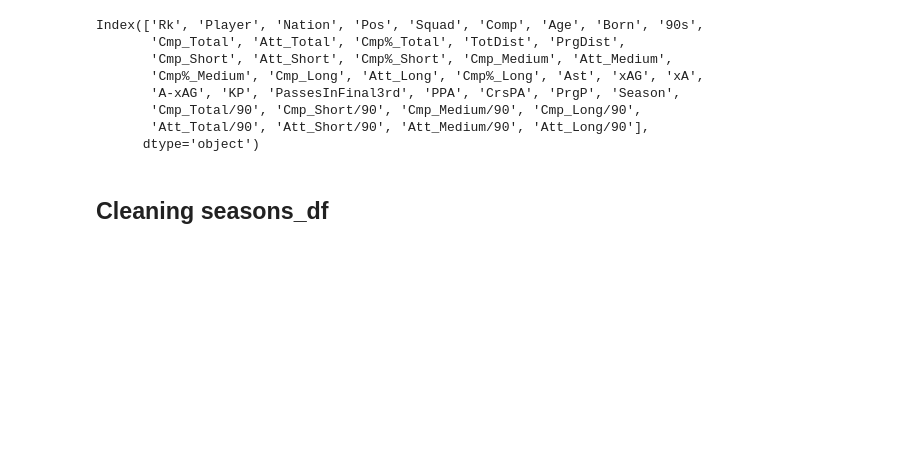
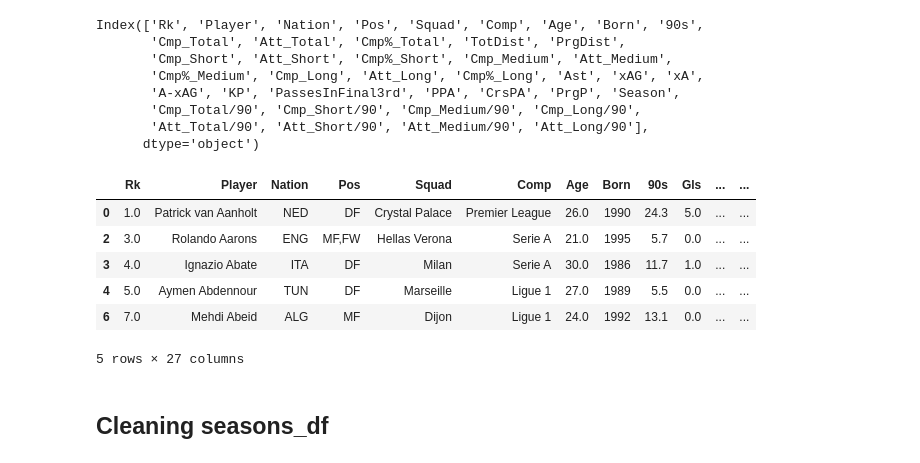
Before and after one commit to M4G1C14N5/scouting-report, a Jupyter notebook: data_cleaning.ipynb, the cells around one changed output. Cells and saved outputs as stored; diff of their text form; code cells hidden in the pictures; blank space fills up the shorter version.

Commit message:
added shooting data, will go over to validate

```diff
--- a/data_cleaning.ipynb
+++ b/data_cleaning.ipynb
@@ -399,6 +400,40 @@ passing_df_cleaned.loc[mask, 'Nation'] = 'ARG'
 
 # Optionally, fill Age if you want (e.g., 2024 - 2002 = 22)
 passing_df_cleaned.loc[mask, 'Age'] = 22
+# %%
+shooting_exclude = [
+    'Player', 'Nation', 'Position', 'Pos', 'Squad', 'Competition', 'Comp',
+    'Matches', 'Season'
+]
+
+
+per90_cols_shooting = {
+    "Goals": "Goals_per90",
+    "Shots Total": "Shots_Total_per90",
+    "Shots on Target": "Shots_on_Target_per90",
+    "xG: Expected Goals": "xG_per90",
+    "npxG: Non-Penalty xG": "npxG_per90"
+}
+# %%
+shooting_df_cleaned = process_data_prime(
+    "uncleaned_data_csv/shooting.csv",
+    header_identifier="Rk",
+    columns_to_clean=['Squad', 'Comp', 'Nation'],
+    duplicate_columns_info=None,
+    exclude_cols = shooting_exclude,
+    per90_columns=per90_cols_shooting,
+    min_90s=5
+)
+
+shooting_df_cleaned.head()
+# %% [output]
+|  | Rk | Player | Nation | Pos | Squad | Comp | Age | Born | 90s | Gls | ... | ... |
+| 0 | 1.0 | Patrick van Aanholt | NED | DF | Crystal Palace | Premier League | 26.0 | 1990 | 24.3 | 5.0 | ... | ... |
+| 2 | 3.0 | Rolando Aarons | ENG | MF,FW | Hellas Verona | Serie A | 21.0 | 1995 | 5.7 | 0.0 | ... | ... |
+| 3 | 4.0 | Ignazio Abate | ITA | DF | Milan | Serie A | 30.0 | 1986 | 11.7 | 1.0 | ... | ... |
+| 4 | 5.0 | Aymen Abdennour | TUN | DF | Marseille | Ligue 1 | 27.0 | 1989 | 5.5 | 0.0 | ... | ... |
+| 6 | 7.0 | Mehdi Abeid | ALG | MF | Dijon | Ligue 1 | 24.0 | 1992 | 13.1 | 0.0 | ... | ... |
+5 rows × 27 columns
 # %% [markdown]
 ## Cleaning seasons_df
 # %%
```
Also changed, not shown: parts of 6 cells of this notebook, 15 other files.
